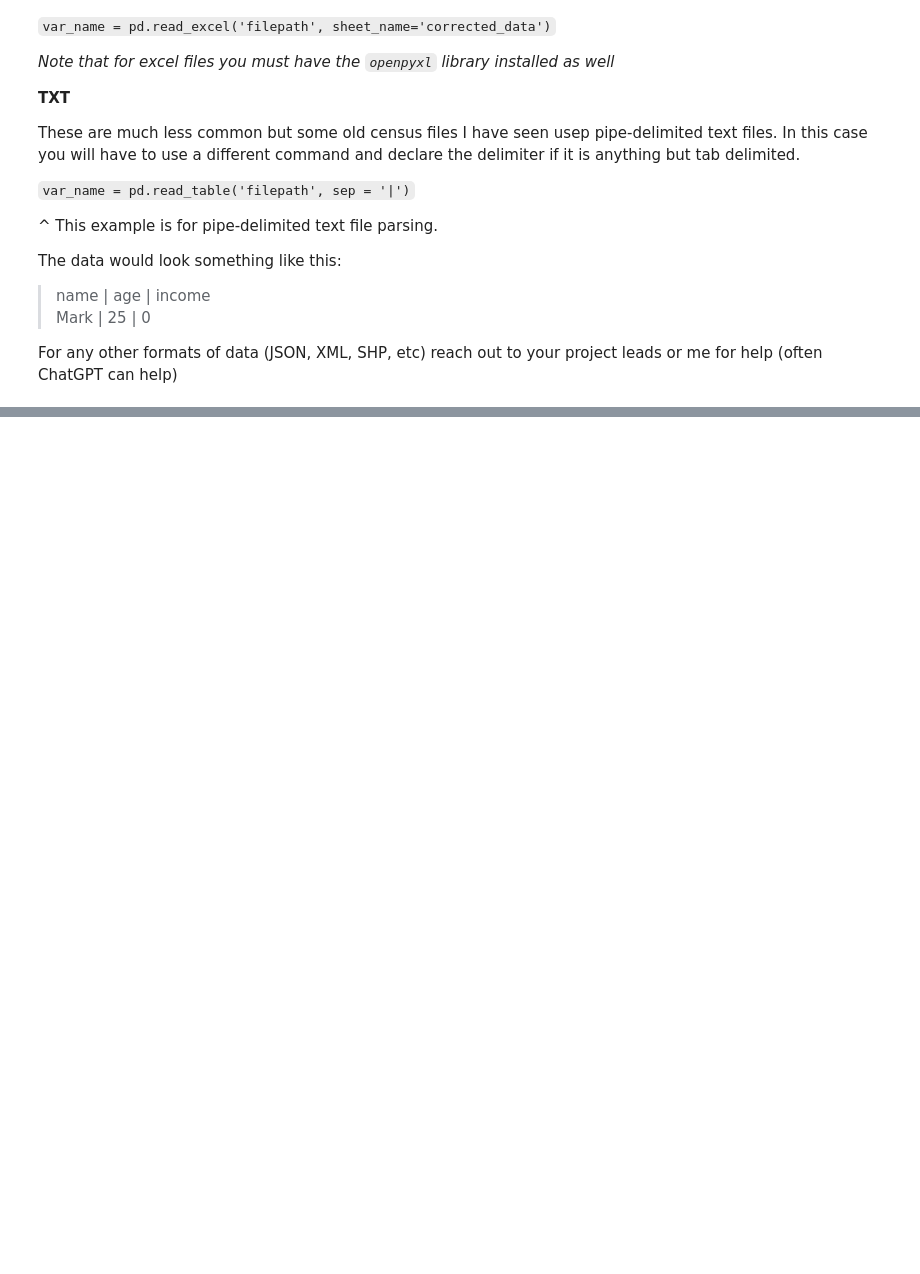
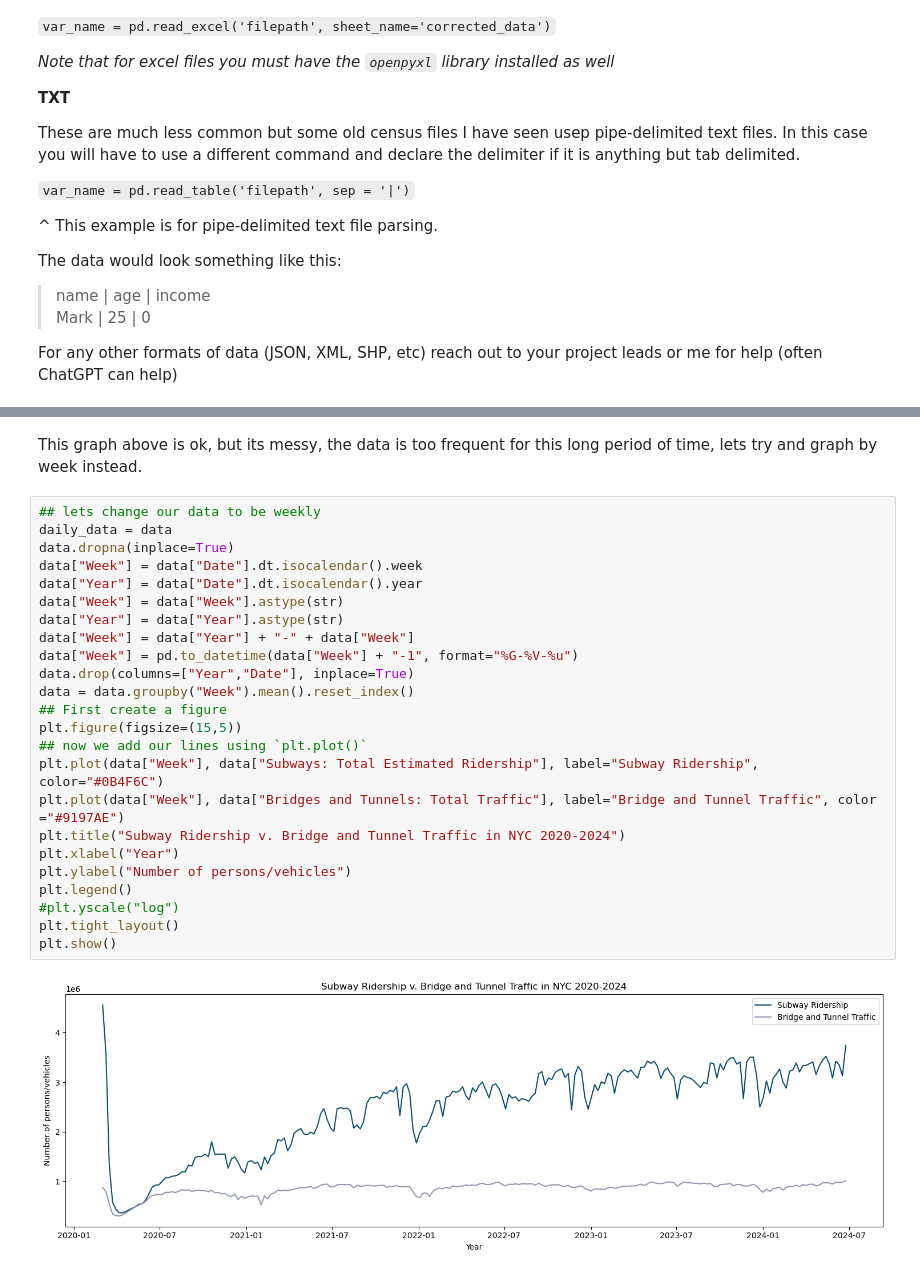
Before and after one commit to jmccormick7/JoEQuantitativeTraining, a Jupyter notebook: DataVis/effective_data_visualizations.ipynb, the cells around one changed output, grey strips where cells are left out. Cells and saved outputs as stored; diff of their text form; blank space fills up the shorter version.

Commit message:
vis + cleaning data

```diff
--- a/DataVis/effective_data_visualizations.ipynb
+++ b/DataVis/effective_data_visualizations.ipynb
@@ -128,0 +126,28 @@ plt.show()
+# %% [markdown]
+This graph above is ok, but its messy, the data is too frequent for this long period of time, lets try and graph by week instead.
+# %%
+## lets change our data to be weekly
+daily_data = data
+data.dropna(inplace=True)
+data["Week"] = data["Date"].dt.isocalendar().week
+data["Year"] = data["Date"].dt.isocalendar().year
+data["Week"] = data["Week"].astype(str)
+data["Year"] = data["Year"].astype(str)
+data["Week"] = data["Year"] + "-" + data["Week"]
+data["Week"] = pd.to_datetime(data["Week"] + "-1", format="%G-%V-%u")
+data.drop(columns=["Year","Date"], inplace=True)
+data = data.groupby("Week").mean().reset_index()
+## First create a figure
+plt.figure(figsize=(15,5))
+## now we add our lines using `plt.plot()`
+plt.plot(data["Week"], data["Subways: Total Estimated Ridership"], label="Subway Ridership", color="#0B4F6C")
+plt.plot(data["Week"], data["Bridges and Tunnels: Total Traffic"], label="Bridge and Tunnel Traffic", color ="#9197AE")
+plt.title("Subway Ridership v. Bridge and Tunnel Traffic in NYC 2020-2024")
+plt.xlabel("Year")
+plt.ylabel("Number of persons/vehicles")
+plt.legend()
+#plt.yscale("log")
+plt.tight_layout()
+plt.show()
+# %% [output]
+[figure, added]
```
Also changed, not shown: parts of 11 cells of this notebook, 5 other files.
